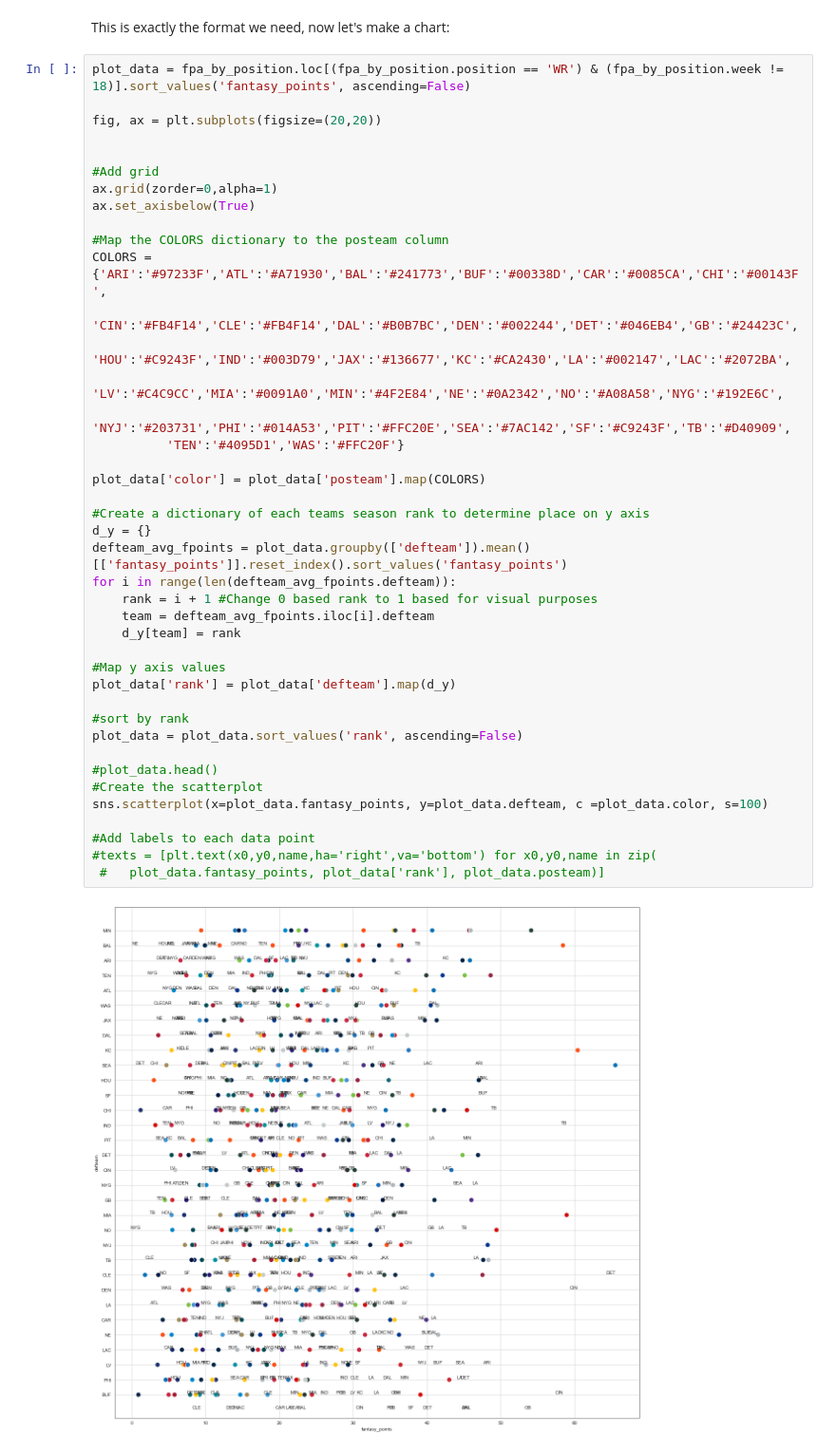
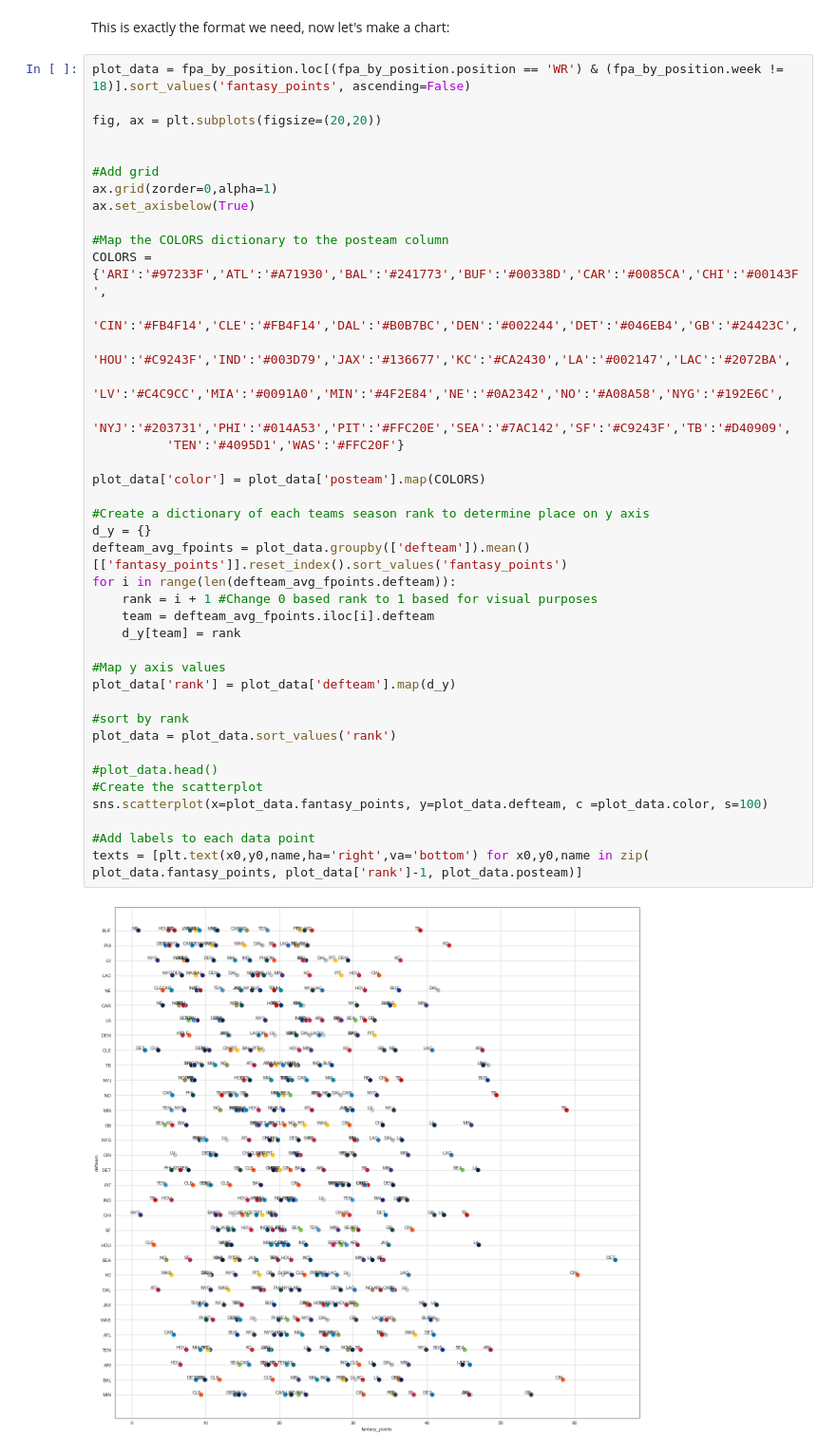
Before and after one commit to CPOConnor/fantasy-points-against-dashboard, a Jupyter notebook: FF Data Project.ipynb, the cells around one changed output. Shown at 95% size. Drawn from its saved outputs; the diff is of its cells as text.

Commit message:
Update FF Data Project.ipynb
fix labels

```diff
--- a/FF Data Project.ipynb
+++ b/FF Data Project.ipynb
@@ -499,34 +499,34 @@ ax.set_axisbelow(True)
 
 #Map the COLORS dictionary to the posteam column
 COLORS = {'ARI':'#97233F','ATL':'#A71930','BAL':'#241773','BUF':'#00338D','CAR':'#0085CA','CHI':'#00143F',
           'CIN':'#FB4F14','CLE':'#FB4F14','DAL':'#B0B7BC','DEN':'#002244','DET':'#046EB4','GB':'#24423C',
           'HOU':'#C9243F','IND':'#003D79','JAX':'#136677','KC':'#CA2430','LA':'#002147','LAC':'#2072BA',
           'LV':'#C4C9CC','MIA':'#0091A0','MIN':'#4F2E84','NE':'#0A2342','NO':'#A08A58','NYG':'#192E6C',
           'NYJ':'#203731','PHI':'#014A53','PIT':'#FFC20E','SEA':'#7AC142','SF':'#C9243F','TB':'#D40909',
           'TEN':'#4095D1','WAS':'#FFC20F'}
 
 plot_data['color'] = plot_data['posteam'].map(COLORS)
 
 #Create a dictionary of each teams season rank to determine place on y axis
 d_y = {}
 defteam_avg_fpoints = plot_data.groupby(['defteam']).mean()[['fantasy_points']].reset_index().sort_values('fantasy_points')
 for i in range(len(defteam_avg_fpoints.defteam)):
     rank = i + 1 #Change 0 based rank to 1 based for visual purposes
     team = defteam_avg_fpoints.iloc[i].defteam
     d_y[team] = rank
 
 #Map y axis values
 plot_data['rank'] = plot_data['defteam'].map(d_y)
 
 #sort by rank
-plot_data = plot_data.sort_values('rank', ascending=False)
+plot_data = plot_data.sort_values('rank')
 
 #plot_data.head()
 #Create the scatterplot
 sns.scatterplot(x=plot_data.fantasy_points, y=plot_data.defteam, c =plot_data.color, s=100)
 
 #Add labels to each data point
-#texts = [plt.text(x0,y0,name,ha='right',va='bottom') for x0,y0,name in zip(
- #   plot_data.fantasy_points, plot_data['rank'], plot_data.posteam)]
+texts = [plt.text(x0,y0,name,ha='right',va='bottom') for x0,y0,name in zip(
+plot_data.fantasy_points, plot_data['rank']-1, plot_data.posteam)]
 # %% [output]
-[figure, old version]
+[figure, new version]
```
